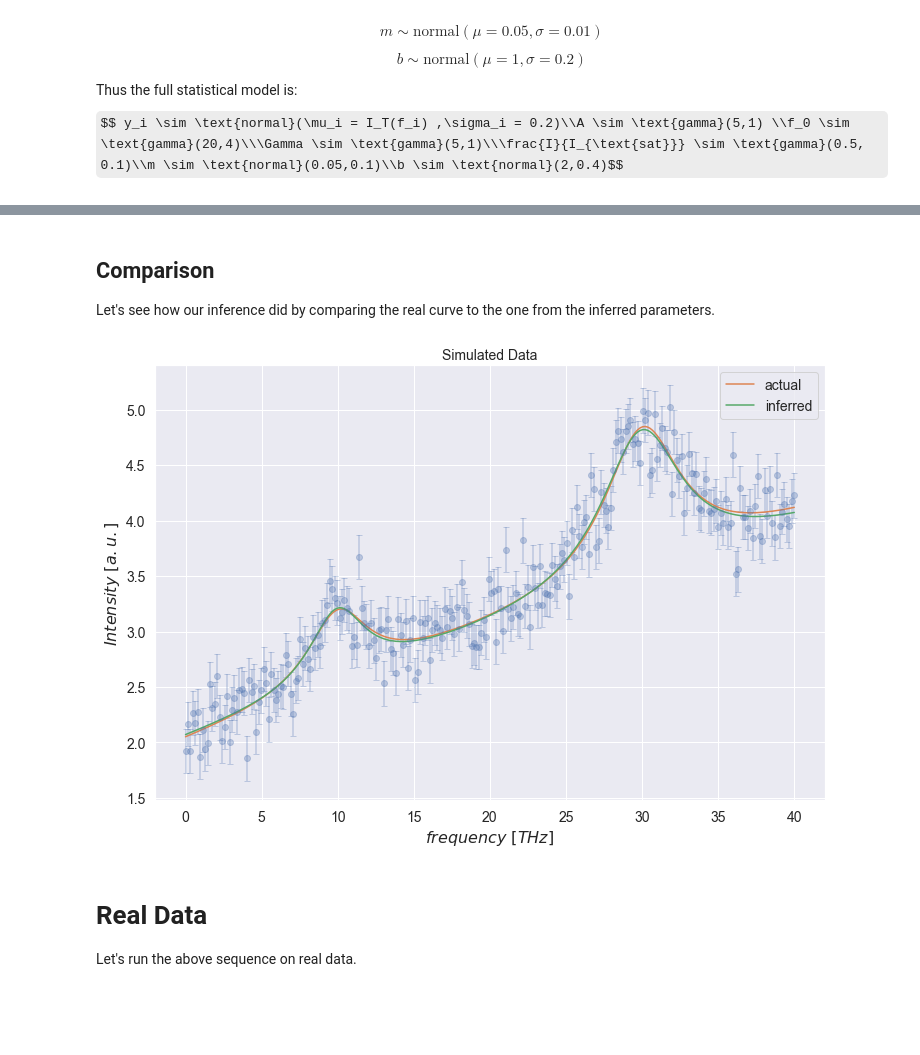
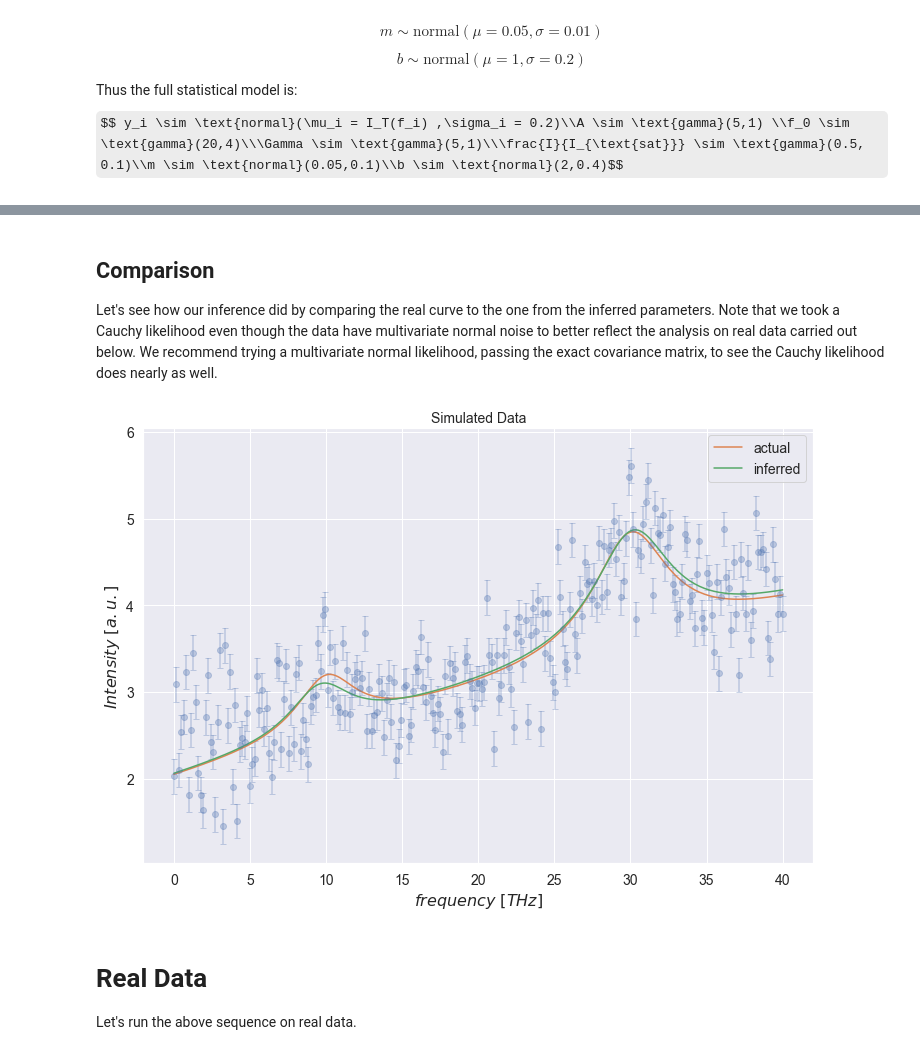
Before and after one commit to phys201/FluorescenceSpectroscopy, a Jupyter notebook: documentation.ipynb, the cells around one changed output, grey strips where cells are left out. Drawn from its saved outputs; the diff is of its cells as text; code cells hidden in the pictures; some formulas as TeX source; blank space fills up the shorter version.

```diff
--- a/documentation.ipynb
+++ b/documentation.ipynb
@@ -74,8 +74,10 @@ We begin by loading our simulated data, generated with the means of the priors a
 # %%
 # load simulated data from pickle or csv
-sim_data = load_data(Path('./fluospec/sim_data/fluospec_sim_data.pkl'))
+# sim_data = load_data(Path('./fluospec/sim_data/fluospec_sim_data.pkl'))
 
-sim_data = SimulateFluoSpec.init_with_defaults().generate_sim_data()
+# Generate data using simulation method
+num_sim_lines = 2
+sim_data = SimulateFluoSpec.init_with_defaults(n_lines=num_sim_lines).generate_sim_data(mvnormal=True)
 
 # define some more data vectors for convenience
 sim_w = sim_data.w
@@ -198,43 +230,43 @@ summary
 # %% [markdown]
 ## Comparison
-Let's see how our inference did by comparing the real curve to the one from the inferred parameters.
+Let's see how our inference did by comparing the real curve to the one from the inferred parameters. Note that we took a Cauchy likelihood even though the data have multivariate normal noise to better reflect the analysis on real data carried out below. We recommend trying a multivariate normal likelihood, passing the exact covariance matrix, to see the Cauchy likelihood does nearly as well.
 # %%
 plt.figure(figsize=(12,8))
 plt.errorbar(sim_w, sim_I, yerr=sim_sigma_I, fmt='o', capsize=3, alpha=.3)
 plt.xlabel('$frequency \ [THz]$')
 plt.ylabel('$Intensity \ [a.u.]$')
 plt.title('Simulated Data');
 
-A_inf = summary['mean']['A_0']
-w0_inf = summary['mean']['w0_0']
-gamma_inf = summary['mean']['gamma_0']
-intensity_ratio_inf = summary['mean']['intensity_ratio_0']
+A_inf_0 = summary['mean']['A_0']
+w0_inf_0 = summary['mean']['w0_0']
+gamma_inf_0 = summary['mean']['gamma_0']
+intensity_ratio_inf_0 = summary['mean']['intensity_ratio_0']
 
-A_inf0 = summary['mean']['A_1']
-w0_inf0 = summary['mean']['w0_1']
-gamma_inf0 = summary['mean']['gamma_1']
-intensity_ratio_inf0 = summary['mean']['intensity_ratio_1']
+A_inf_1 = summary['mean']['A_1']
+w0_inf_1 = summary['mean']['w0_1']
+gamma_inf_1 = summary['mean']['gamma_1']
+intensity_ratio_inf_1 = summary['mean']['intensity_ratio_1']
 
 m_inf = summary['mean']['m']
 b_inf = summary['mean']['b']
 
 w_inf = np.linspace(sim_data.w.min(), sim_data.w.max(), 250)
 
-prediction_w_actual = Prediction.init_with_defaults().prediction(w_inf)
+prediction_w_actual = Prediction.init_with_defaults(n_lines=num_sim_lines).prediction(w_inf)
 
 prediction_inferred = Prediction([
-                                 (A_inf, w0_inf, gamma_inf, intensity_ratio_inf),
-                                 (A_inf0, w0_inf0, gamma_inf0, intensity_ratio_inf0)
+                                 (A_inf_0, w0_inf_0, gamma_inf_0, intensity_ratio_inf_0),
+                                 (A_inf_1, w0_inf_1, gamma_inf_1, intensity_ratio_inf_1)
                                   ],
                                  m_inf,
                                  b_inf
                         ).prediction(w_inf)
 
 plt.plot(w_inf, prediction_w_actual, label='actual')
 plt.plot(w_inf, prediction_inferred, label='inferred')
 plt.legend();
 # %% [output]
-[figure, old version]
+[figure, new version]
 # %% [markdown]
 # Real Data
 Let's run the above sequence on real data.
```
Also changed, not shown: parts of 23 cells of this notebook, 2 other files.
